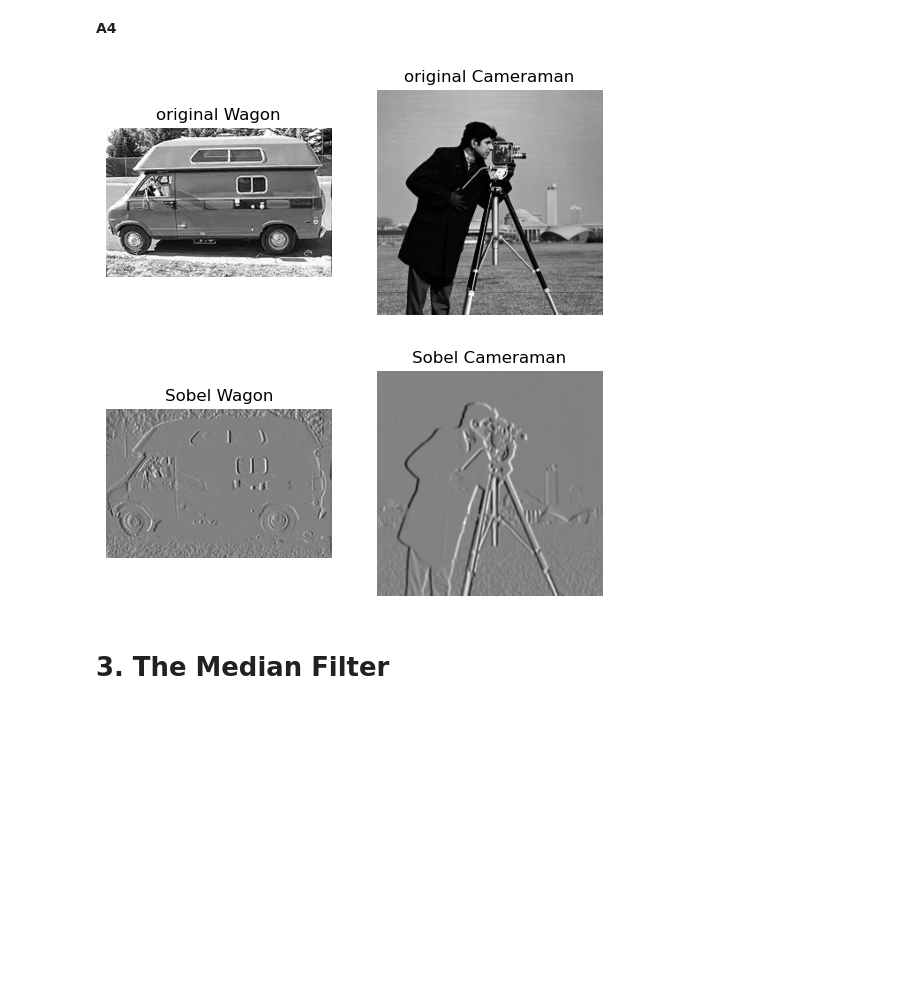
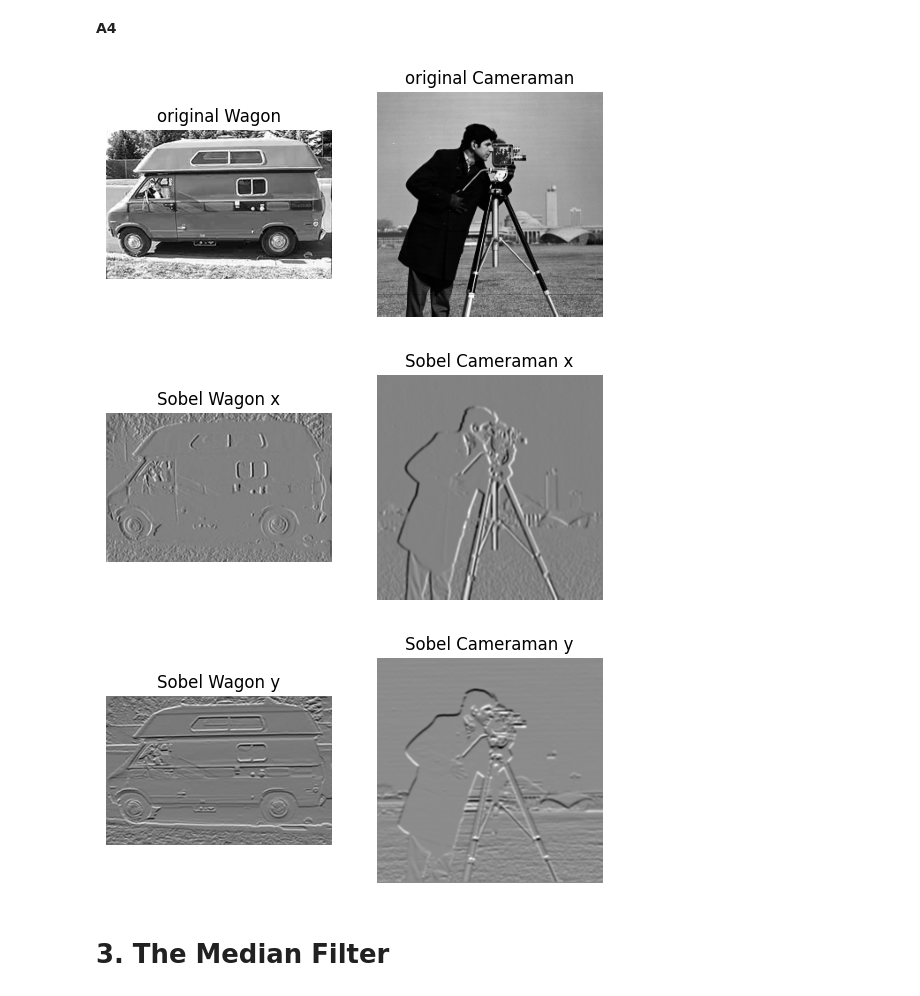
Before and after one commit to fabianwilson/DBA-labbar, a Jupyter notebook: Lab2/Lab2.ipynb, the cells around one changed output. Drawn from its saved outputs; the diff is of its cells as text; code cells hidden in the pictures; blank space fills up the shorter version.

```diff
--- a/Lab2/Lab2.ipynb
+++ b/Lab2/Lab2.ipynb
@@ -138,33 +138,49 @@ You may construct Sobel filters manually from a 2d array or using `cv2.Sobel`.
 # %%
 #A4
 Iwagon = cv2.imread('lab2/images/wagon.png', cv2.IMREAD_GRAYSCALE)
 Icameraman = I
 
-I1 = cv2.Sobel(Iwagon, cv2.CV_64F, 1, 0, ksize=5)
-I2 = cv2.Sobel(Icameraman, cv2.CV_64F, 1, 0, ksize=5)
+I1x = cv2.Sobel(Iwagon, cv2.CV_64F, 1, 0, ksize=5)
+I1y = cv2.Sobel(Iwagon, cv2.CV_64F, 0, 1, ksize=5)
+I2x = cv2.Sobel(Icameraman, cv2.CV_64F, 1, 0, ksize=5)
+I2y = cv2.Sobel(Icameraman, cv2.CV_64F, 0, 1, ksize=5)
 
 plt.subplot(1, 2, 1)
 plt.imshow(Iwagon, cmap='gray')
 plt.title('original Wagon')
 plt.axis('off')
+
 plt.subplot(1, 2, 2)
 plt.imshow(Icameraman, cmap='gray')
 plt.title('original Cameraman')
 plt.axis('off')
 plt.show()
 
 plt.subplot(1, 2, 1)
-plt.imshow(I1, cmap='gray')
-plt.title('Sobel Wagon')
+plt.imshow(I1x, cmap='gray')
+plt.title('Sobel Wagon x')
 plt.axis('off')
+
 plt.subplot(1, 2, 2)
-plt.imshow(I2, cmap='gray')
-plt.title('Sobel Cameraman')
+plt.imshow(I2x, cmap='gray')
+plt.title('Sobel Cameraman x')
 plt.axis('off')
 plt.show()
+
+plt.subplot(1, 2, 1)
+plt.imshow(I1y, cmap='gray')
+plt.title('Sobel Wagon y')
+plt.axis('off')
+
+plt.subplot(1, 2, 2)
+plt.imshow(I2y, cmap='gray')
+plt.title('Sobel Cameraman y')
+plt.axis('off')
+plt.show()
 # %% [output]
-[figure, old version]
+[figure, new version]
-[figure, old version]
+[figure, new version]
+[figure, added]
 # %% [markdown]
 # 3. The Median Filter
 # %% [markdown]
```
Also changed, not shown: parts of 10 cells of this notebook.
